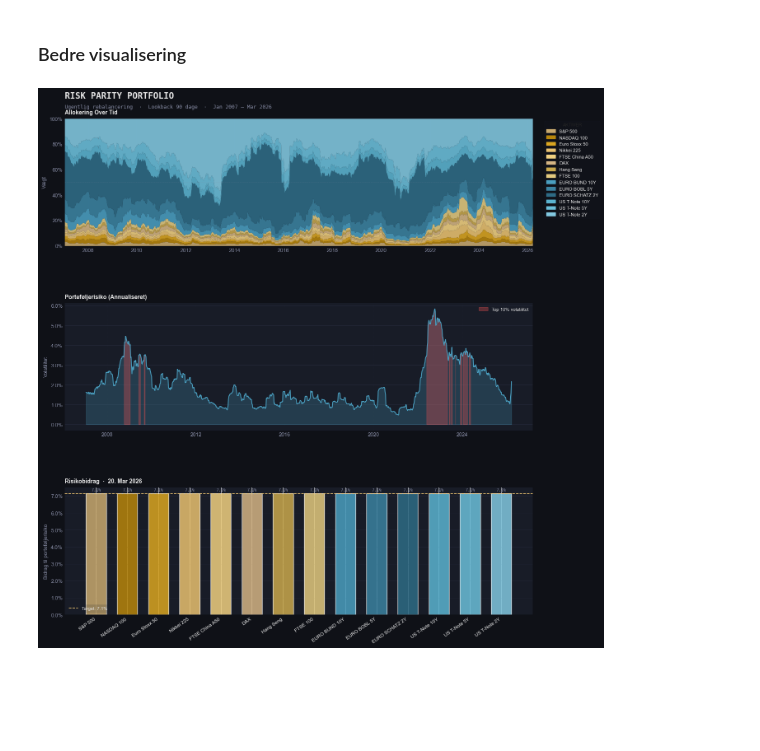
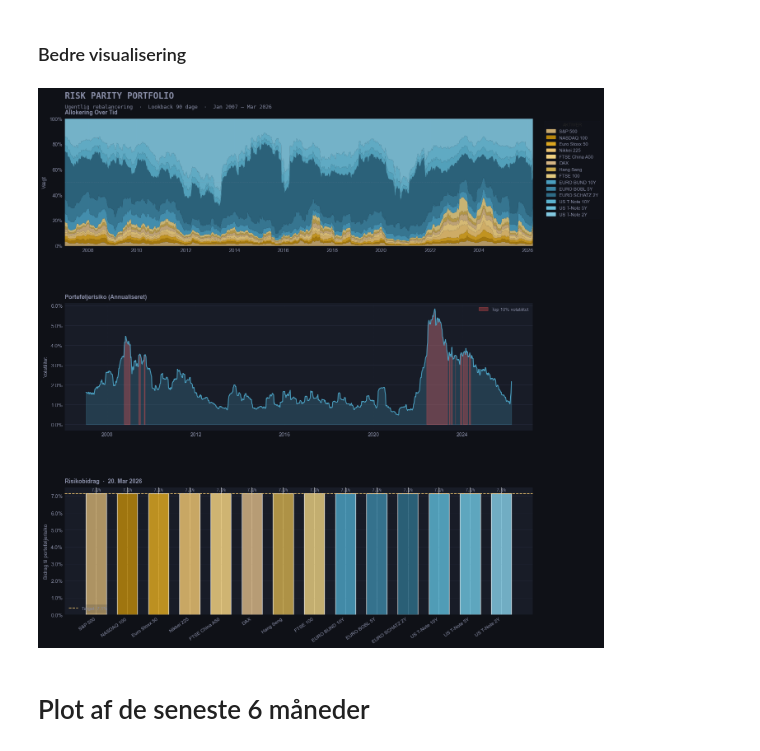
Before and after one commit to Casperegon/Risk-Parity, a Jupyter notebook: risk_parity_interactive_New.ipynb, the cells around one changed output. Cells and saved outputs as stored; diff of their text form; code cells hidden in the pictures; blank space fills up the shorter version.

```diff
--- a/risk_parity_interactive_New.ipynb
+++ b/risk_parity_interactive_New.ipynb
@@ -557,7 +558,8 @@ ALL_COLORS    = EQUITY_COLORS + BOND_COLORS
 
 BG_DARK   = '#0F1117'
 BG_PANEL  = '#181C27'
-TEXT_MAIN = '#E8E8E8'
+#TEXT_MAIN = '#E8E8E8'
+TEXT_MAIN = '#8A8FA8'
 TEXT_SUB  = '#8A8FA8'
 ACCENT    = '#4A9EBF'
 GRID_COL  = '#252A3A'
@@ -644,31 +646,35 @@ x              = np.arange(n_assets)
 target_rc      = 1 / n_assets
 
 bars = ax2.bar(x, latest_contrib.values, color=ALL_COLORS[:n_assets],
                alpha=0.85, width=0.65, zorder=3)
 
 # Afvigelse fra target som annotation
 for i, (bar, val) in enumerate(zip(bars, latest_contrib.values)):
     dev = val - target_rc
     col = '#E05050' if abs(dev) > 0.005 else TEXT_SUB
     ax2.text(bar.get_x() + bar.get_width() / 2, val + 0.001,
              f'{val:.1%}', ha='center', va='bottom',
              fontsize=7, color=col, fontfamily='monospace')
 
 ax2.axhline(target_rc, color='#E8C170', linewidth=1.2, linestyle='--',
             label=f'Target: {target_rc:.1%}', zorder=4)
 
 ax2.set_title(f'Risikobidrag  ·  {latest_date.strftime("%d. %b %Y")}',
               fontsize=10, fontweight='bold', color=TEXT_MAIN, pad=8, loc='left')
 ax2.set_ylabel('Bidrag til porteføljerisiko', color=TEXT_SUB, fontsize=9)
 ax2.yaxis.set_major_formatter(FuncFormatter(lambda x, _: f'{x:.1%}'))
 ax2.set_xticks(x)
 ax2.set_xticklabels(latest_contrib.index, rotation=35, ha='right',
                     fontsize=8.5, color=TEXT_MAIN)
 ax2.grid(axis='y', color=GRID_COL, linewidth=0.5, zorder=0)
 ax2.set_xlabel('')
 ax2.legend(fontsize=8, frameon=True, framealpha=0.15,
            facecolor=BG_PANEL, edgecolor=GRID_COL, labelcolor=TEXT_MAIN)
 
+plt.savefig("plots/RiskParity_Alltime.png", dpi=300, transparent=False)
+plt.savefig("plots/RiskParity_Alltime_Transparent.png", dpi=300, transparent=True)
 plt.show()
 # %% [output]
-[figure, old version]
+[figure, new version]
+# %% [markdown]
+# Plot af de seneste 6 måneder
```
Also changed, not shown: parts of 6 cells of this notebook, 5 other files.
